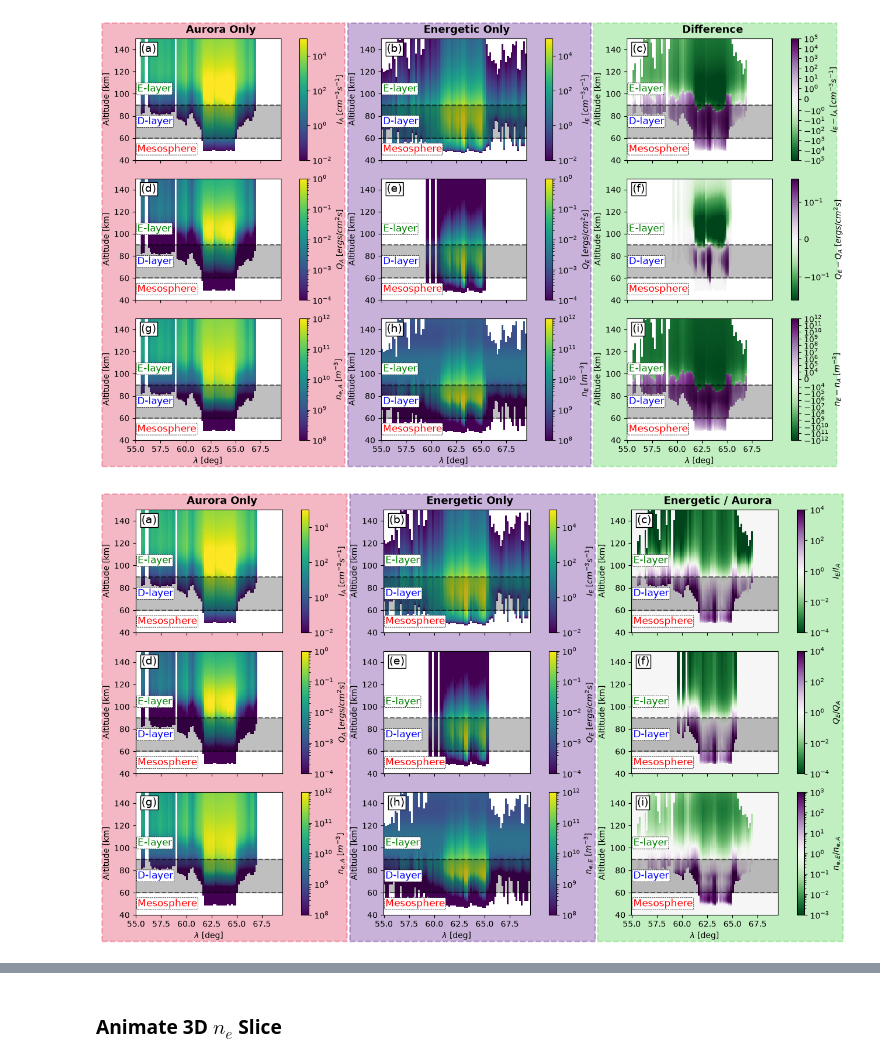
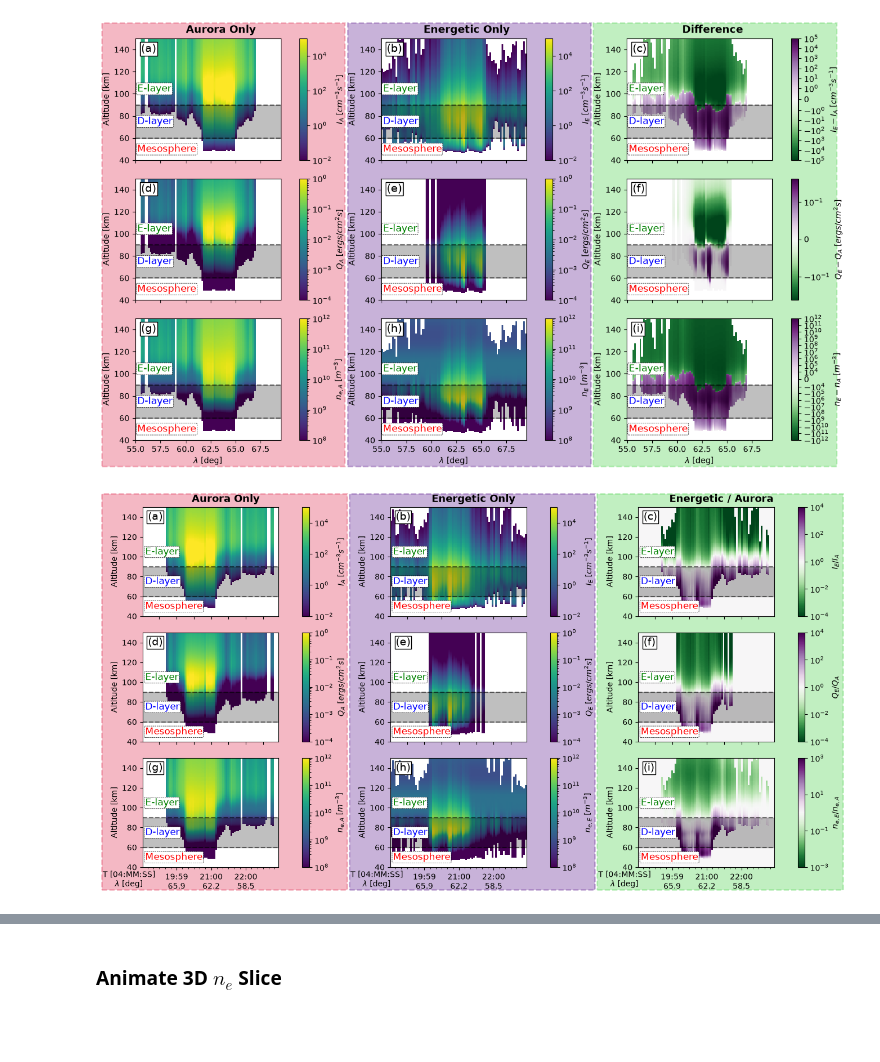
Before and after one commit to mshumko/elfinasi, a Jupyter notebook: src/20220904_substorm_study/energy_number_flux/20220904_elfin_themis_nflux_eflux.ipynb, the cells around one changed output, grey strips where cells are left out. Saved outputs shown, nothing was run; the diff lists cells and outputs as text; code cells hidden in the pictures; blank space fills up the shorter version.

Commit message:
Updating the ionization figure.

```diff
--- a/src/20220904_substorm_study/energy_number_flux/20220904_elfin_themis_nflux_eflux.ipynb
+++ b/src/20220904_substorm_study/energy_number_flux/20220904_elfin_themis_nflux_eflux.ipynb
@@ -795,5 +795,8 @@ for gx_i in gx:
         )
     # gx_i.axhspan(gx_i.get_ylim()[0], 60, color='purple', alpha=0.1)
 gx[-1].tick_params(labelbottom=True)
+x_axis_df = merged_eflux.loc[:, ['mlat']]
+x_axis_df.rename(columns={'mlat': f'$\\lambda$ [deg]'}, inplace=True)
+manylabels.ManyLabels(gx[-1], x_axis_df, time_format='%M:%S')
 plt.savefig(elfinasi.plot_dir / f'{elfin_spectra_time_range[0]:%Y%m%d_%H%M%S}_elfin_eflux_ionization_altitude.pdf')
 # %% [output]
@@ -1023,12 +1026,12 @@ plt.savefig(elfinasi.plot_dir / f'{elfin_spectra_time_range[0]:%Y%m%d_%H%M%S}_el
 # %% [output]
 [figure]
 # %%
-fig = plt.figure(figsize=(16, 9))
+fig = plt.figure(figsize=(16.5, 8))
 gs = fig.add_gridspec(
     3, 9,
     width_ratios=(20, 1, 5, 20, 1, 5, 20, 1, 5),
     height_ratios=(1, 1, 1),
-    wspace=0.3,
+    wspace=0.4,
     hspace=0.15,
 )
 hx = np.empty((3, gs.ncols), dtype=object)
@@ -1072,7 +1075,7 @@ Ne_ratio_norm = matplotlib.colors.LogNorm(vmin=1e-3, vmax=1e3)
 
 # Aurora only
 p1 = hx[0, 0].pcolormesh(
-    merged_eflux['mlat'],
+    x_axis_df.index,
     chem.altkm,
     IA_alt_lat.T,
     norm=ionization_norm,
@@ -1080,7 +1083,7 @@ p1 = hx[0, 0].pcolormesh(
 fig.colorbar(p1, cax=hx[0, 1], label=f'$I_A$ [$cm^{{-3}} s^{{-1}}$]')
 
 p2 = hx[1, 0].pcolormesh(
-    merged_eflux['mlat'],
+    x_axis_df.index,
     chem.altkm,
     QA_alt_lat.T,
     norm=q_norm,
@@ -1088,7 +1091,7 @@ p2 = hx[1, 0].pcolormesh(
 fig.colorbar(p2, cax=hx[1, 1], label=f'$Q_A$ [$ergs/cm^{{2}} s$]')
 
 p3 = hx[2, 0].pcolormesh(
-    merged_eflux['mlat'],
+    x_axis_df.index,
     chem.altkm,
     NA_alt_lat.T,
     norm=Ne_norm,
@@ -1097,7 +1100,7 @@ fig.colorbar(p3, cax=hx[2, 1], label=f'$n_{{e, A}}$ [$m^{{-3}}$]')
 
 # Energetic only
 p4 = hx[0, 3].pcolormesh(
-    merged_eflux['mlat'],
+    x_axis_df.index,
     chem.altkm,
     IE_alt_lat.T,
     norm=ionization_norm,
@@ -1105,7 +1108,7 @@ p4 = hx[0, 3].pcolormesh(
 fig.colorbar(p4, cax=hx[0, 4], label=f'$I_E$ [$cm^{{-3}} s^{{-1}}$]')
 
 p5 = hx[1, 3].pcolormesh(
-    merged_eflux['mlat'],
+    x_axis_df.index,
     chem.altkm,
     QE_alt_lat.T,
     norm=q_norm,
@@ -1113,7 +1116,7 @@ p5 = hx[1, 3].pcolormesh(
 fig.colorbar(p5, cax=hx[1, 4], label=f'$Q_E$ [$ergs/cm^{{2}} s$]')
 
 p6 = hx[2, 3].pcolormesh(
-    merged_eflux['mlat'],
+    x_axis_df.index,
     chem.altkm,
     NE_alt_lat.T,
     norm=Ne_norm,
@@ -1122,7 +1125,7 @@ fig.colorbar(p6, cax=hx[2, 4], label=f'$n_{{e, E}}$ [$m^{{-3}}$]')
 
 # Ratio E/A
 p7 = hx[0, 6].pcolormesh(
-    merged_eflux['mlat'],
+    x_axis_df.index,
     chem.altkm,
     _ratio_I.T,
     cmap='PRGn_r',
@@ -1131,7 +1134,7 @@ p7 = hx[0, 6].pcolormesh(
 fig.colorbar(p7, cax=hx[0, 7], label=f'$I_E/I_A$')
 
 p8 = hx[1, 6].pcolormesh(
-    merged_eflux['mlat'],
+    x_axis_df.index,
     chem.altkm,
     _ratio_Q.T,
     cmap='PRGn_r',
@@ -1140,7 +1143,7 @@ p8 = hx[1, 6].pcolormesh(
 fig.colorbar(p8, cax=hx[1, 7], label=f'$Q_E/Q_A$')
 
 p9 = hx[2, 6].pcolormesh(
-    merged_eflux['mlat'],
+    x_axis_df.index,
     chem.altkm,
     _ratio_ne.T,
     cmap='PRGn_r',
@@ -1150,6 +1153,7 @@ fig.colorbar(p9, cax=hx[2, 7], label=f'$n_{{e, E}}/n_{{e, A}}$')
 
 for row in range(3):
     for col in (0, 3, 6):
+        label_x = hx[row, col].get_xlim()[0] + (hx[row, col].get_xlim()[1]-hx[row, col].get_xlim()[0])/50
         hx[row, col].set_ylabel('Altitude [km]')
         hx[row, col].set_ylim([40, 150])
         hx[row, col].tick_params(labelbottom=False)
@@ -1158,13 +1162,13 @@ for row in range(3):
         hx[row, col].axhline(90, color='k', ls='--', alpha=0.5)
         hx[row, col].axhspan(60, 90, color='k', alpha=0.25)
         hx[row, col].text(
-            hx[row, col].get_xlim()[0] + 0.2, 100, f'E-layer', va='bottom', ha='left', fontsize=12, color='green', bbox=region_box_style
+            label_x, 100, f'E-layer', va='bottom', ha='left', fontsize=12, color='green', bbox=region_box_style
         )
         hx[row, col].text(
-            hx[row, col].get_xlim()[0] + 0.2, 75, f'D-layer', va='center', ha='left', fontsize=12, color='blue', bbox=region_box_style
+            label_x, 75, f'D-layer', va='center', ha='left', fontsize=12, color='blue', bbox=region_box_style
         )
         hx[row, col].text(
-            hx[row, col].get_xlim()[0] + 0.2, 50, f'Mesosphere', va='center', ha='left', fontsize=12, color='red', bbox=region_box_style
+            label_x, 50, f'Mesosphere', va='center', ha='left', fontsize=12, color='red', bbox=region_box_style
         )
         hx[row, col].text(
             0.04, 0.96, f'({string.ascii_lowercase[3*row+col//3]})',
@@ -1174,7 +1178,15 @@ for row in range(3):
 
 for gx_i in hx[-1, [0, 3, 6]]:
     gx_i.tick_params(labelbottom=True)
-    gx_i.set_xlabel(f'$\\lambda$ [deg]')
+    gx_i.xaxis.set_major_locator(matplotlib.dates.SecondLocator(bysecond=(0,)))
+    gx_i.xaxis.set_minor_locator(matplotlib.dates.SecondLocator(bysecond=np.arange(0, 60, 10)))
+    manylabels.ManyLabels(
+        gx_i,
+        x_axis_df,
+        time_format='%M:%S',
+        label_coord=(-0.1, -0.013*(1+len(x_axis_df.columns))),
+        time_label='T [04:MM:SS]'
+    )
 
 group_specs = [
     ((0, 1), 'Aurora Only', 'crimson'),
@@ -1185,35 +1197,35 @@ for cols, label, color in group_specs:
     group_axes = [hx[r, c] for r in range(3) for c in cols]
     x0 = min(ax.get_position().x0 for ax in group_axes)
     y0 = min(ax.get_position().y0 for ax in group_axes)
     x1 = max(ax.get_position().x1 for ax in group_axes)
     y1 = max(ax.get_position().y1 for ax in group_axes)
 
     pad_x = 0.006
     pad_y = 0.05
     title_gap = 0.00
     title_band = -0.02
-    left_extra = 0.030
+    left_extra = 0.038
     right_extra = 0.035
 
     rect = matplotlib.patches.Rectangle(
         (x0 - pad_x - left_extra, y0 - pad_y),
         (x1 - x0) + 2 * pad_x + left_extra + right_extra,
         (y1 - y0) + 2 * pad_y + title_gap + title_band,
         transform=fig.transFigure,
         fill=True, lw=1.8, ls='--', ec=color, fc=color, zorder=0, alpha=0.3
     )
     fig.add_artist(rect)
 
     fig.text(
         (x0 + x1) / 2,
         y1 + 0.006,
         label,
         ha='center', va='bottom', fontsize=13, fontweight='bold',
     )
 
 plt.savefig(elfinasi.plot_dir / f'{elfin_spectra_time_range[0]:%Y%m%d_%H%M%S}_elfin_themis_asi_iz_qz_nez_ratio.pdf')
 # %% [output]
-[figure, old version]
+[figure, new version]
 # %%
 ne_threshold = 1e0
 
```
Also changed, not shown: parts of 4 cells of this notebook, 9 other files.
